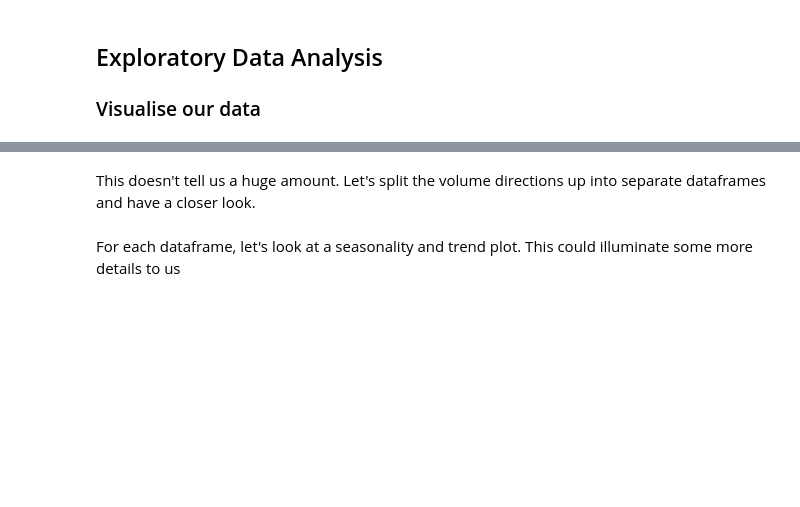
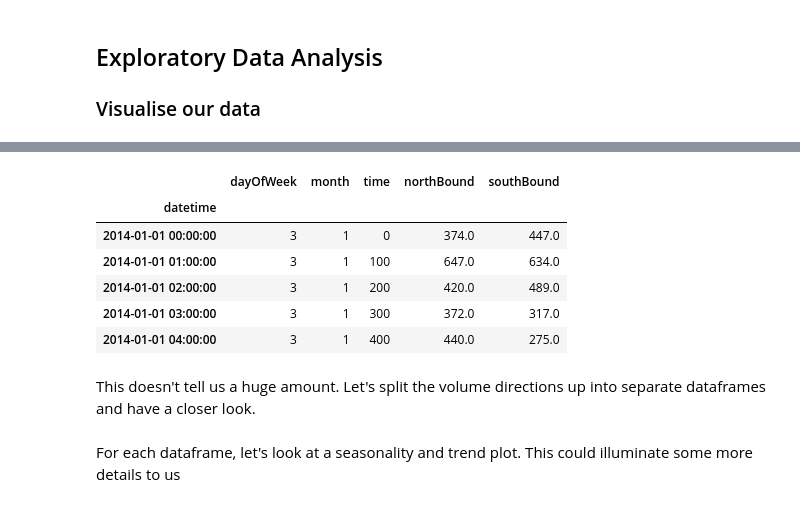
Before and after one commit to tmulligan98/Machine-Learning-Main-Project, a Jupyter notebook: scripts/notebook.ipynb, the cells around one changed output, grey strips where cells are left out. Cells and saved outputs as stored; diff of their text form; code cells hidden in the pictures; blank space fills up the shorter version.

```diff
--- a/scripts/notebook.ipynb
+++ b/scripts/notebook.ipynb
@@ -17,3 +17,13 @@ visualise_dataset(df) # Visualised for a single year
+# %%
+df.head()
+# %% [output]
+|  | dayOfWeek | month | time | northBound | southBound |
+| datetime |  |  |  |  |  |
+| 2014-01-01 00:00:00 | 3 | 1 | 0 | 374.0 | 447.0 |
+| 2014-01-01 01:00:00 | 3 | 1 | 100 | 647.0 | 634.0 |
+| 2014-01-01 02:00:00 | 3 | 1 | 200 | 420.0 | 489.0 |
+| 2014-01-01 03:00:00 | 3 | 1 | 300 | 372.0 | 317.0 |
+| 2014-01-01 04:00:00 | 3 | 1 | 400 | 440.0 | 275.0 |
 # %% [markdown]
 This doesn't tell us a huge amount. Let's split the volume directions up into separate dataframes and have a closer look.
 # %%
```
Also changed, not shown: parts of 20 cells of this notebook, 4 other files.
